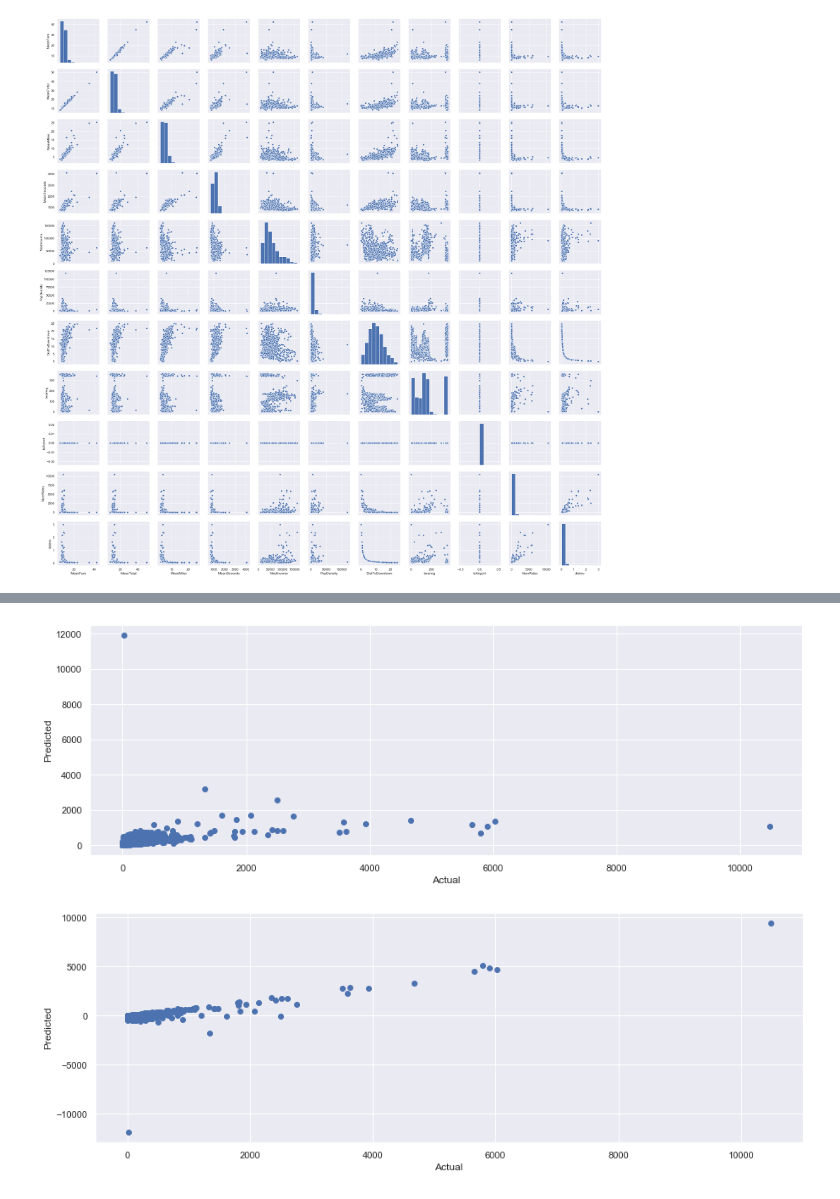
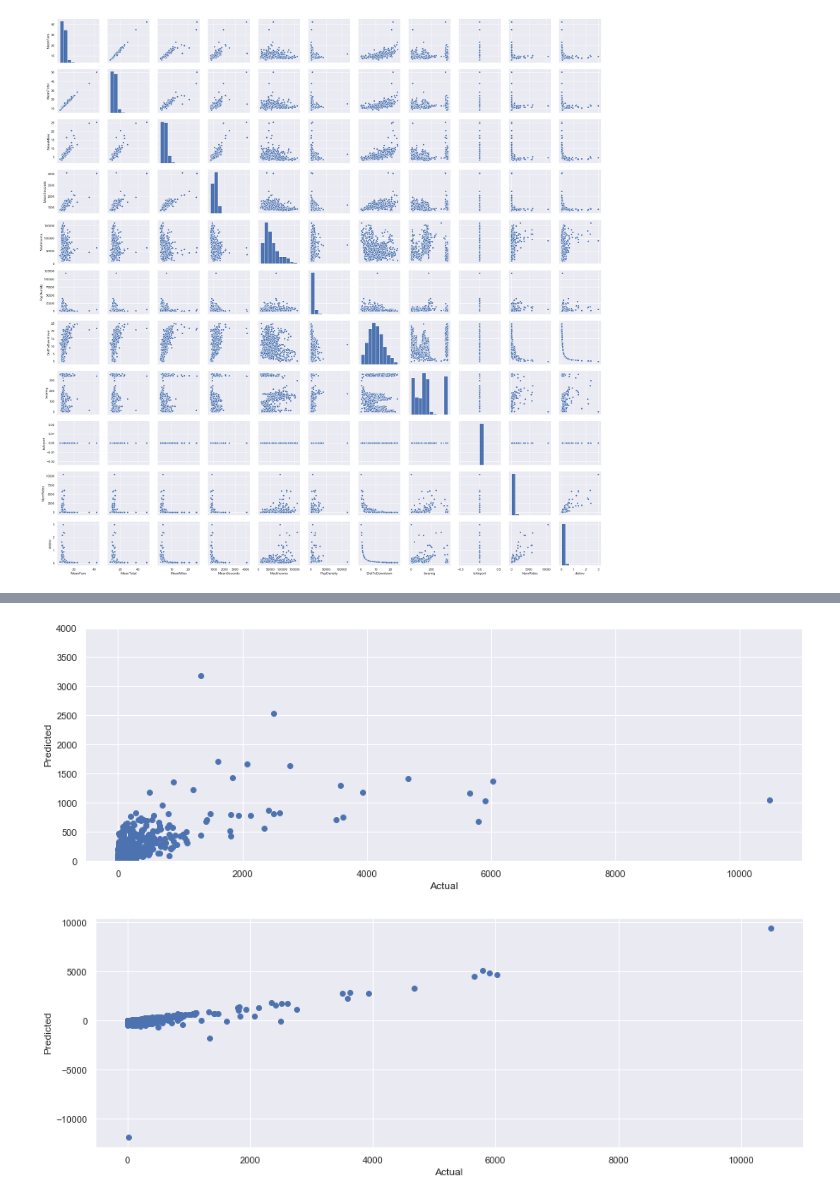
Before and after one commit to LisaATaylor/Rideshare, a Jupyter notebook: Chicago Rideshare Dataset - Usage Prediction.ipynb, the cells around one changed output, grey strips where cells are left out. Saved outputs shown, nothing was run; the diff lists cells and outputs as text; code cells hidden in the pictures.

```diff
--- a/Chicago Rideshare Dataset - Usage Prediction.ipynb
+++ b/Chicago Rideshare Dataset - Usage Prediction.ipynb
@@ -692,11 +677,11 @@ Generalized Linear Model Regression Results
 # %%
 #simple plot of actual v predicted, does not look good
 plt.scatter(allfields['NumRides'],glm_results.fittedvalues)
 plt.xlabel('Actual')
 plt.ylabel('Predicted');
-#plt.ylim(0,15000);
+plt.ylim(0,4000);
 # %% [output]
-[figure, old version]
+[figure, new version]
 # %%
 #residuals plot
 plt.scatter(allfields['NumRides'],allfields['NumRides']-glm_results.fittedvalues)
```
Also changed, not shown: parts of 28 cells of this notebook, 2 other files.
